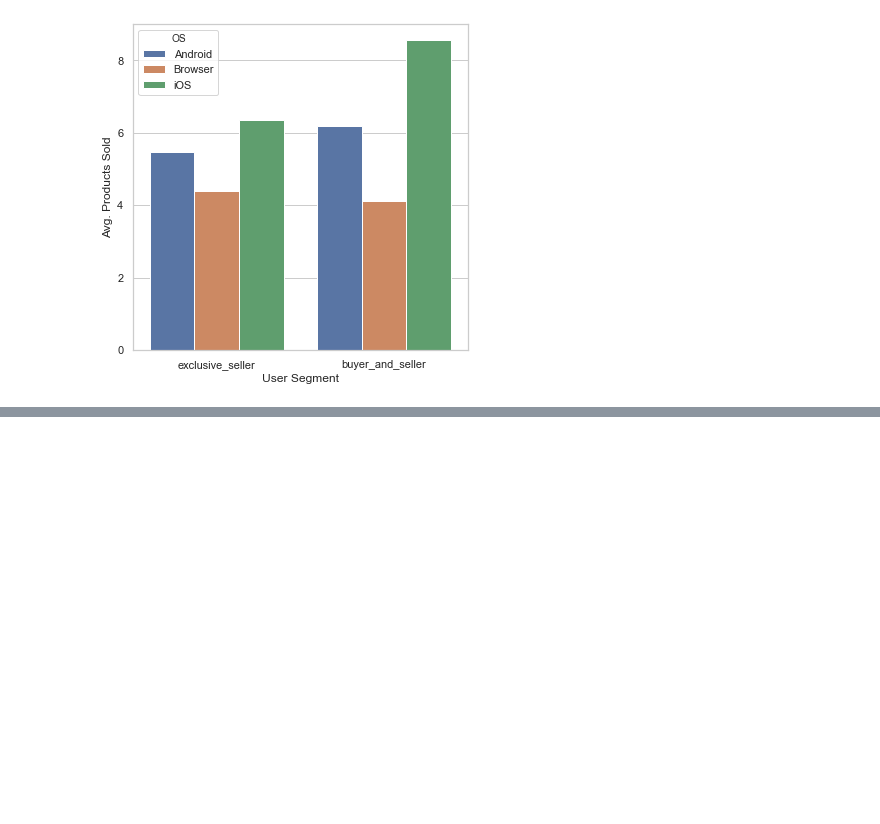
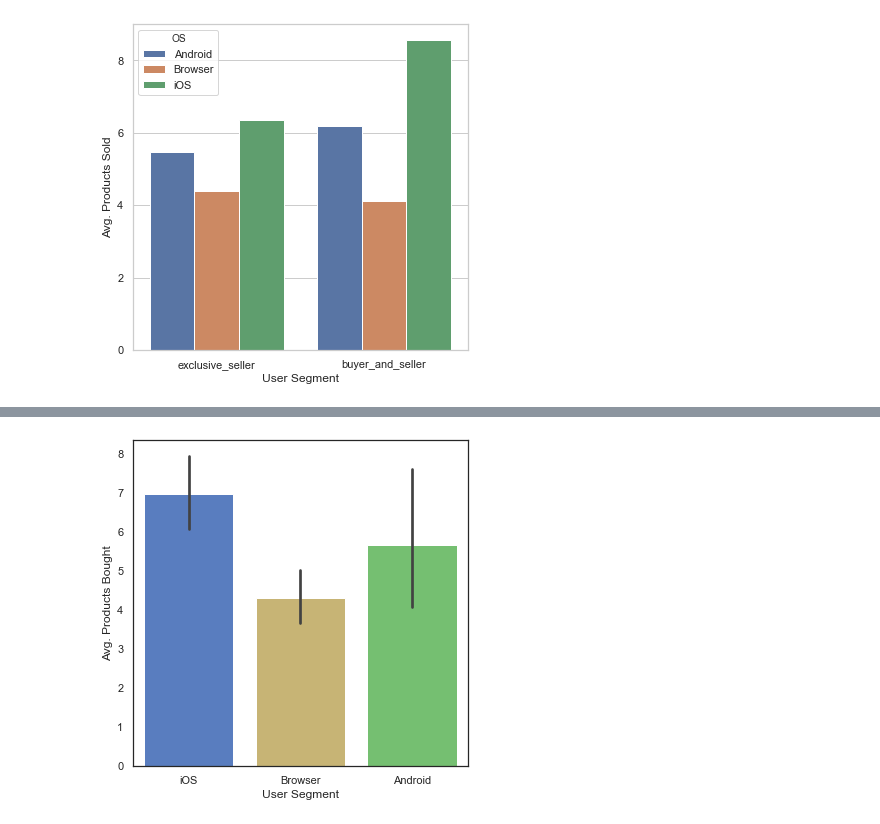
Before and after one commit to brianm3y3r/project_curry, a Jupyter notebook: Brian/Plotting_Brian.ipynb, the cells around one changed output, grey strips where cells are left out. Drawn from its saved outputs; the diff is of its cells as text; code cells hidden in the pictures; blank space fills up the shorter version.

```diff
--- a/Brian/Plotting_Brian.ipynb
+++ b/Brian/Plotting_Brian.ipynb
@@ -24,0 +43,3 @@ df_active
+# %%
+df_sellers = df_active.loc[((df_active["productsSold"]>=1))&(df_active["OS"]!="Both Apps")]
+df_sellers
@@ -154,7 +237,10 @@ ax.set(xlabel='User Segment', ylabel='Avg. Products Sold');
 # %%
-# #Plotting Selling Histogram
-# fig, ax = plt.subplots(figsize=(6,6))
-
-# sns.distplot(data=df_active,x="productsSold",ax=ax);
-# sns.set(style="whitegrid");
-# ax.set(xlabel='User Segment', ylabel='Users');
+# Plotting Only-Sellers OS Means with CI
+fig, ax = plt.subplots(figsize=(6,6))
+sns.set_color_codes("muted")
+palette={"Android":"g","Browser":"y","iOS":"b"}
+sns.barplot(data=df_sellers,x="OS",y="productsSold", ax=ax,palette=palette);
+sns.set(style="whitegrid");
+ax.set(xlabel='User Segment', ylabel='Avg. Products Bought');
+# %% [output]
+[figure, added]
```
Also changed, not shown: parts of 9 cells of this notebook.
